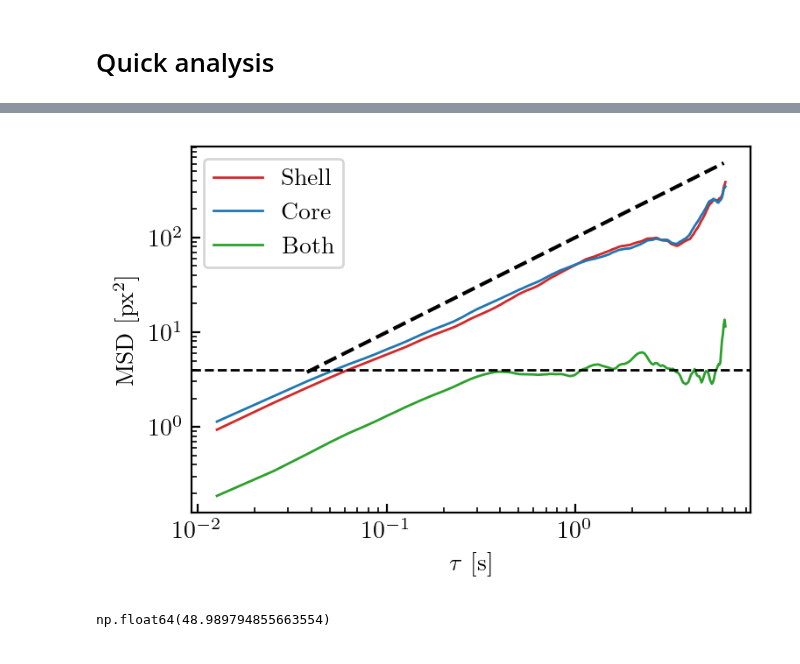
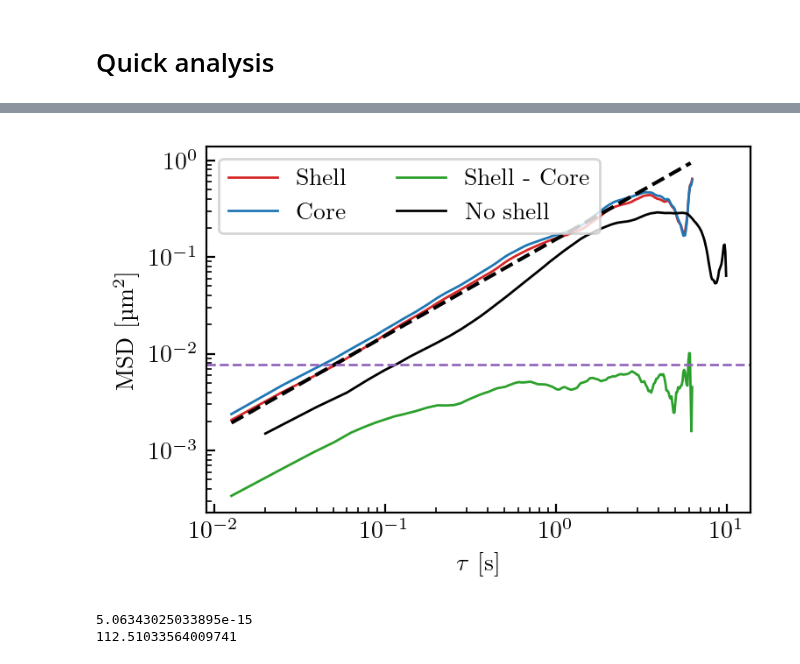
Before and after one commit to nicofares/wraptrack, a Jupyter notebook: wraptrack_coreshell/tracking_dic_v0.ipynb, the cells around one changed output, grey strips where cells are left out. Cells and saved outputs as stored; diff of their text form; code cells hidden in the pictures.

```diff
--- a/wraptrack_coreshell/tracking_dic_v0.ipynb
+++ b/wraptrack_coreshell/tracking_dic_v0.ipynb
@@ -472,3 +604,10 @@ for i in tqdm(range(start, stop, step)): #, frame in enumerate(stack):
+# %%
+xouter = results["xs"].to_numpy()
+youter = results["ys"].to_numpy()
+Router = results["as"].to_numpy()
+Souter = results["sigmas"].to_numpy()
+xinner = results["xc"].to_numpy()
+yinner = results["yc"].to_numpy()
 # %%
 fig, [ax1, ax2] = plt.subplots(1, 2, figsize=(15/2.54, 5/2.54))
 
@@ -586,0 +699,8 @@ fps
+# %%
+path = '../../data/Rattler/20260908_rattler_diffusing_withPEG_DIC/trajectories_ole010_fps_50_p3_no_shell'
+
+fps_noshell = 50
+
+df = pd.read_pickle(path)
+
+df.head()
@@ -586,0 +715,10 @@ fps
+# %%
+xnoshell = df['x'].to_numpy()
+ynoshell = df['y'].to_numpy()
+
+msdxnoshell = moment(2, xnoshell, dframes, retrieve_mean=False)
+msdynoshell = moment(2, ynoshell, dframes, retrieve_mean=False)
+
+msdnoshell = (msdxnoshell + msdynoshell) / 2
+
+dtimes_noshell = dframes / fps_noshell
@@ -587,23 +739,23 @@ fps
 # %%
 fig, ax = plt.subplots(1, 1, figsize=(10/2.54, 7/2.54))
 
-ax.plot(dtimes, msdouter, ls='-', lw=1, c='tab:red', label='Shell')
-# ax.plot(dtimes, msdouter, ls='', marker='o', c='tab:red', label='Shell')
-ax.plot(dtimes, msdinner, ls='-', lw=1, c='tab:blue', label='Core')
-ax.plot(dtimes, msdboth, ls='-', lw=1, c='tab:green', label='Both')
+ax.plot(dtimes, msdouter * 1e12, ls='-', lw=1, c='tab:red', label='Shell')
+# ax.plot(dtimes, msdouter * 1e12, ls='', marker='o', c='tab:red', label='Shell')
+ax.plot(dtimes, msdinner * 1e12, ls='-', lw=1, c='tab:blue', label='Core')
+ax.plot(dtimes, msdboth * 1e12, ls='-', lw=1, c='tab:green', label='Shell - Core')
 
-ax.plot(dtimes[2:-2], 100 * dtimes[2:-2], ls='--', c='k')
+ax.plot(dtimes_noshell, msdnoshell * 1e12, ls='-', lw=1, c='k', label='No shell')
+# ax.plot(dtimes_noshell, msdnoshell2 / (px**2), ls='-.', lw=1, c='k', label='No shell')
 
-ax.axhline(y=(2*1)**2, ls='--', c='k', lw=1)
+# ax.plot(dtimes[2:-2], 100 * dtimes[2:-2], ls='--', c='k')
+ax.plot(dtimes[:-2], 2 * 0.36 * (4e-21) / (6*np.pi*0.001*1e-6) * dtimes[:-2] * 1e12, ls='--', c='k')
 
-ax.legend()
-ax.set(xlabel=r'$\tau$ [s]', ylabel=r'MSD [$\mathrm{px^2}$]', xscale='log', yscale='log')
+ax.axhline(y=(2*px)**2 * 1e12, ls='--', c='tab:purple', lw=1)
+
+ax.legend(loc='upper left', ncol=2)
+ax.set(xlabel=r'$\tau$ [s]', ylabel=r'MSD [\textmu$\mathrm{m^2}$]', xscale='log', yscale='log')
 
 plt.tight_layout()
 plt.show()
 # %% [output]
-[figure, old version]
+[figure, new version]
-# %%
-np.sqrt(6)/2 * px * 1e9
-# %% [output]
-np.float64(48.989794855663554)
@@ -609,0 +764,7 @@ np.float64(48.989794855663554)
+# %%
+plateau_MSD = np.nanmean(msdboth[(dtimes > 1) & (dtimes < 5)])
+print(plateau_MSD)
+print(np.sqrt(5/2 * plateau_MSD) * 1e9)
+# %% [output]
+5.06343025033895e-15
+112.51033564009741
```
Also changed, not shown: parts of 41 cells of this notebook, 1 other file.
